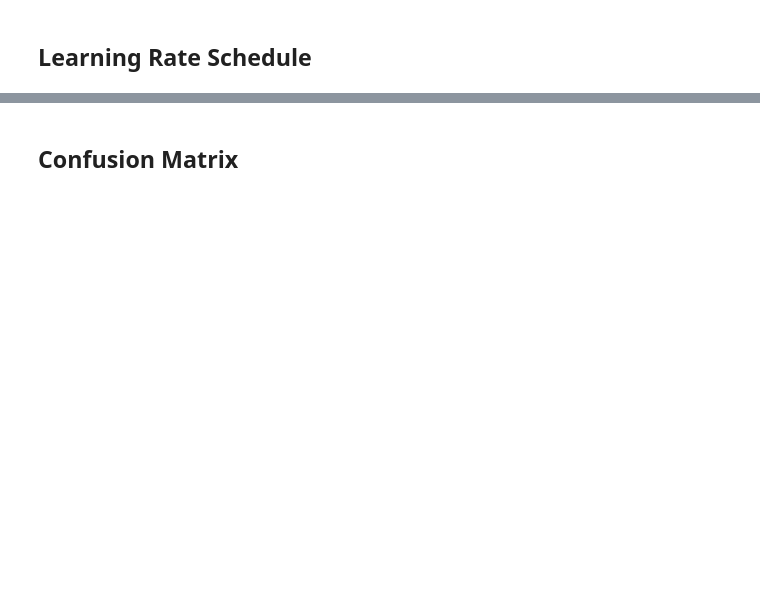
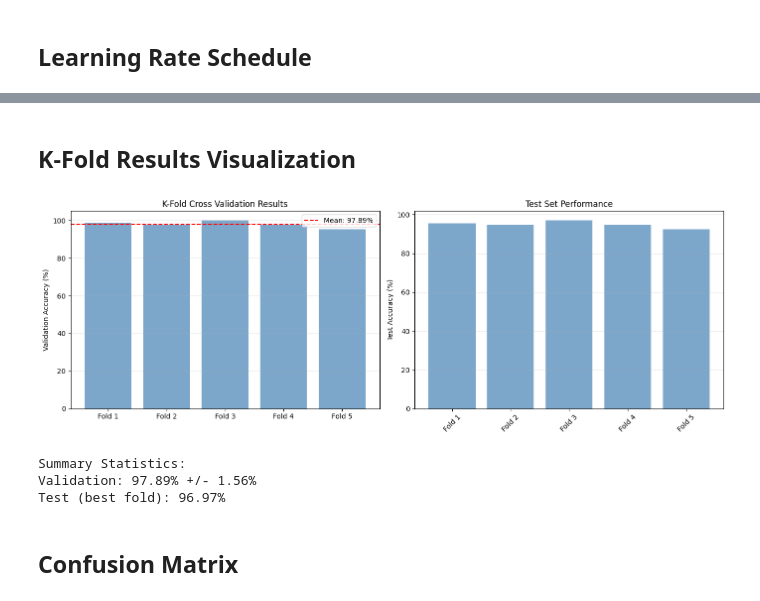
Before and after one commit to amgiovenco/SharkMQP26, a Jupyter notebook: models/cnn/train_efficientnetb0.ipynb, the cells around one changed output, grey strips where cells are left out. Saved outputs shown, nothing was run; the diff lists cells and outputs as text; code cells hidden in the pictures; blank space fills up the shorter version.

```diff
--- a/models/cnn/train_efficientnetb0.ipynb
+++ b/models/cnn/train_efficientnetb0.ipynb
@@ -401,3 +475,39 @@ print("="*50)
+# %% [markdown]
+## K-Fold Results Visualization
+# %%
+fig, (ax1, ax2) = plt.subplots(1, 2, figsize=(14, 5))
+
+# validation accuracies across folds
+fold_nums = [f'Fold {i+1}' for i in range(N_FOLDS)]
+ax1.bar(fold_nums, fold_results, color='steelblue', alpha=0.7)
+ax1.axhline(y=mean_acc, color='r', linestyle='--', label=f'Mean: {mean_acc:.2f}%')
+ax1.set_ylabel('Validation Accuracy (%)')
+ax1.set_title('K-Fold Cross Validation Results')
+ax1.legend()
+ax1.grid(True, alpha=0.3, axis='y')
+
+# test accuracies
+test_labels = [f'Fold {i+1}' for i in range(N_FOLDS)]
+test_values = individual_test_accs
+ax2.bar(test_labels, test_values, color='steelblue', alpha=0.7)
+ax2.set_ylabel('Test Accuracy (%)')
+ax2.set_title('Test Set Performance')
+ax2.grid(True, alpha=0.3, axis='y')
+ax2.tick_params(axis='x', rotation=45)
+
+plt.tight_layout()
+plt.savefig('kfold_results.png', dpi=150, bbox_inches='tight')
+plt.show()
+
+# summary stats
+print("\nSummary Statistics:")
+print(f"Validation: {mean_acc:.2f}% +/- {std_acc:.2f}%")
+print(f"Test (best fold): {max(individual_test_accs):.2f}%")
+# %% [output]
+[figure, added]
+Summary Statistics:
+Validation: 97.89% +/- 1.56%
+Test (best fold): 96.97%
 # %% [markdown]
 ## Confusion Matrix
 # %%
```
Also changed, not shown: parts of 26 cells of this notebook, 3 other files.
